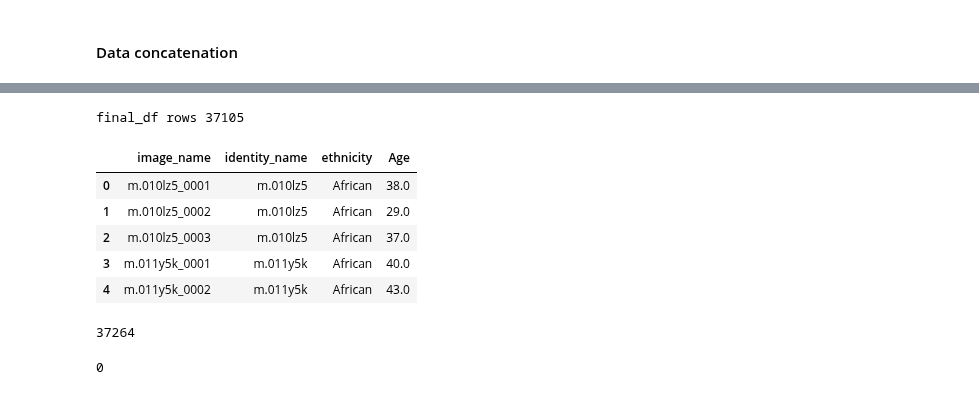
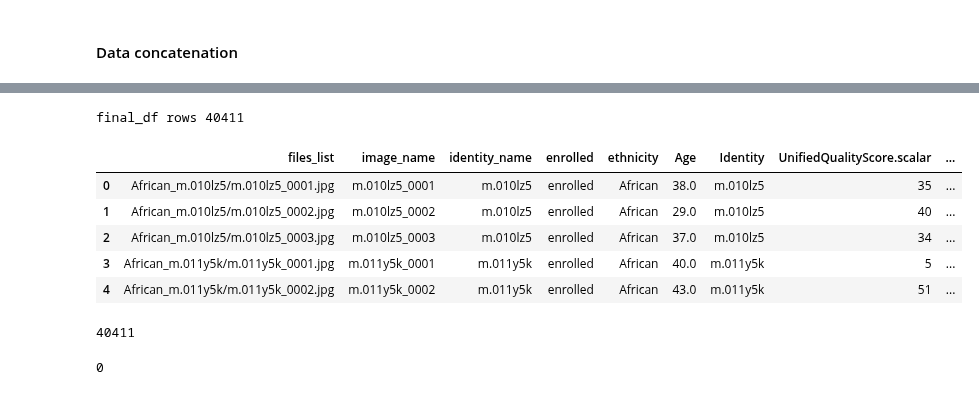
Before and after one commit to Kat-Gabi/Master_Thesis, a Jupyter notebook: notebooks/loadings/data_loading_rlfw_updated.ipynb, the cells around one changed output, grey strips where cells are left out. Cells and saved outputs as stored; diff of their text form; code cells hidden in the pictures.

```diff
--- a/notebooks/loadings/data_loading_rlfw_updated.ipynb
+++ b/notebooks/loadings/data_loading_rlfw_updated.ipynb
@@ -283,26 +206,26 @@ Values in df2['name'] that are not in df1['name']:  {'m.05p1zrd_0003', 'm.03t_38
 # %%
 # Concatenate dataframes based on age_df
 #final_df = df.merge(age_df.drop("im_id", axis=1), on='img_name')
-final_df = pd.merge(df, age_df[['image_name', 'Age']], on='image_name', how='left')
+# final_df = pd.merge(df, age_df[['image_name', 'Age']], on='image_name', how='left')
 
 # Filter out rows where 'age' is not null
-final_df = final_df.dropna()
+final_df = df.dropna()
 print("final_df rows", len(final_df) )
 final_df.head()
 
 #40411
 # %% [output]
-final_df rows 37105
+final_df rows 40411
-|  | image_name | identity_name | ethnicity | Age |
-| 0 | m.010lz5_0001 | m.010lz5 | African | 38.0 |
-| 1 | m.010lz5_0002 | m.010lz5 | African | 29.0 |
-| 2 | m.010lz5_0003 | m.010lz5 | African | 37.0 |
-| 3 | m.011y5k_0001 | m.011y5k | African | 40.0 |
-| 4 | m.011y5k_0002 | m.011y5k | African | 43.0 |
+|  | files_list | image_name | identity_name | enrolled | ethnicity | Age | Identity | UnifiedQualityScore.scalar | ... |
+| 0 | African_m.010lz5/m.010lz5_0001.jpg | m.010lz5_0001 | m.010lz5 | enrolled | African | 38.0 | m.010lz5 | 35 | ... |
+| 1 | African_m.010lz5/m.010lz5_0002.jpg | m.010lz5_0002 | m.010lz5 | enrolled | African | 29.0 | m.010lz5 | 40 | ... |
+| 2 | African_m.010lz5/m.010lz5_0003.jpg | m.010lz5_0003 | m.010lz5 | enrolled | African | 37.0 | m.010lz5 | 34 | ... |
+| 3 | African_m.011y5k/m.011y5k_0001.jpg | m.011y5k_0001 | m.011y5k | enrolled | African | 40.0 | m.011y5k | 5 | ... |
+| 4 | African_m.011y5k/m.011y5k_0002.jpg | m.011y5k_0002 | m.011y5k | enrolled | African | 43.0 | m.011y5k | 51 | ... |
 # %%
-len(df)
+len(final_df)
 # %% [output]
-37264
+40411
 # %%
 final_df.image_name.duplicated().sum()
 # %% [output]
```
Also changed, not shown: parts of 28 cells of this notebook, 11 other files.
